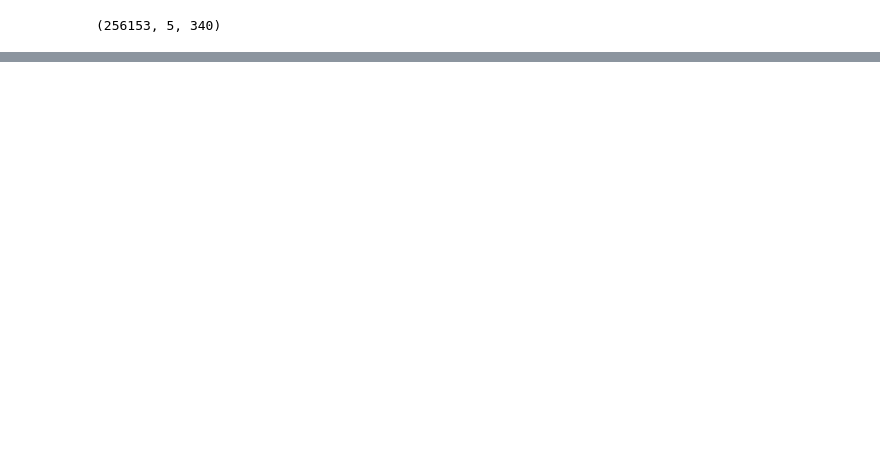
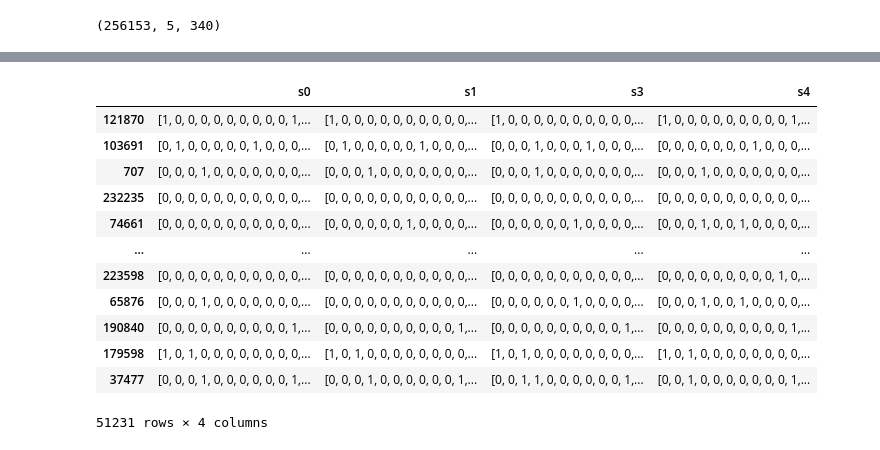
Before and after one commit to 0xfrossi/Deep_Learning_state_reconstructor, a Jupyter notebook: AutoencoderJup-Parte2.ipynb, the cells around one changed output, grey strips where cells are left out. Drawn from its saved outputs; the diff is of its cells as text; code cells hidden in the pictures; blank space fills up the shorter version.

```diff
--- a/AutoencoderJup-Parte2.ipynb
+++ b/AutoencoderJup-Parte2.ipynb
@@ -188,0 +145,16 @@ True
+# %%
+x_test
+# %% [output]
+|  | s0 | s1 | s3 | s4 |
+| 121870 | [1, 0, 0, 0, 0, 0, 0, 0, 0, 0, 1,... | [1, 0, 0, 0, 0, 0, 0, 0, 0, 0, 0,... | [1, 0, 0, 0, 0, 0, 0, 0, 0, 0, 0,... | [1, 0, 0, 0, 0, 0, 0, 0, 0, 0, 1,... |
+| 103691 | [0, 1, 0, 0, 0, 0, 0, 1, 0, 0, 0,... | [0, 1, 0, 0, 0, 0, 0, 1, 0, 0, 0,... | [0, 0, 0, 1, 0, 0, 0, 1, 0, 0, 0,... | [0, 0, 0, 0, 0, 0, 0, 1, 0, 0, 0,... |
+| 707 | [0, 0, 0, 1, 0, 0, 0, 0, 0, 0, 0,... | [0, 0, 0, 1, 0, 0, 0, 0, 0, 0, 0,... | [0, 0, 0, 1, 0, 0, 0, 0, 0, 0, 0,... | [0, 0, 0, 1, 0, 0, 0, 0, 0, 0, 0,... |
+| 232235 | [0, 0, 0, 0, 0, 0, 0, 0, 0, 0, 0,... | [0, 0, 0, 0, 0, 0, 0, 0, 0, 0, 0,... | [0, 0, 0, 0, 0, 0, 0, 0, 0, 0, 0,... | [0, 0, 0, 0, 0, 0, 0, 0, 0, 0, 0,... |
+| 74661 | [0, 0, 0, 0, 0, 0, 0, 0, 0, 0, 0,... | [0, 0, 0, 0, 0, 0, 1, 0, 0, 0, 0,... | [0, 0, 0, 0, 0, 0, 1, 0, 0, 0, 0,... | [0, 0, 0, 1, 0, 0, 1, 0, 0, 0, 0,... |
+| ... | ... | ... | ... | ... |
+| 223598 | [0, 0, 0, 0, 0, 0, 0, 0, 0, 0, 0,... | [0, 0, 0, 0, 0, 0, 0, 0, 0, 0, 0,... | [0, 0, 0, 0, 0, 0, 0, 0, 0, 0, 0,... | [0, 0, 0, 0, 0, 0, 0, 0, 0, 1, 0,... |
+| 65876 | [0, 0, 0, 1, 0, 0, 0, 0, 0, 0, 0,... | [0, 0, 0, 0, 0, 0, 0, 0, 0, 0, 0,... | [0, 0, 0, 0, 0, 0, 1, 0, 0, 0, 0,... | [0, 0, 0, 1, 0, 0, 1, 0, 0, 0, 0,... |
+| 190840 | [0, 0, 0, 0, 0, 0, 0, 0, 0, 0, 1,... | [0, 0, 0, 0, 0, 0, 0, 0, 0, 0, 1,... | [0, 0, 0, 0, 0, 0, 0, 0, 0, 0, 1,... | [0, 0, 0, 0, 0, 0, 0, 0, 0, 0, 1,... |
+| 179598 | [1, 0, 1, 0, 0, 0, 0, 0, 0, 0, 0,... | [1, 0, 1, 0, 0, 0, 0, 0, 0, 0, 0,... | [1, 0, 1, 0, 0, 0, 0, 0, 0, 0, 0,... | [1, 0, 1, 0, 0, 0, 0, 0, 0, 0, 0,... |
+| 37477 | [0, 0, 0, 1, 0, 0, 0, 0, 0, 0, 1,... | [0, 0, 0, 1, 0, 0, 0, 0, 0, 0, 1,... | [0, 0, 1, 1, 0, 0, 0, 0, 0, 0, 1,... | [0, 0, 1, 0, 0, 0, 0, 0, 0, 0, 1,... |
+51231 rows × 4 columns
```
Also changed, not shown: parts of 32 cells of this notebook, 2 other files.
